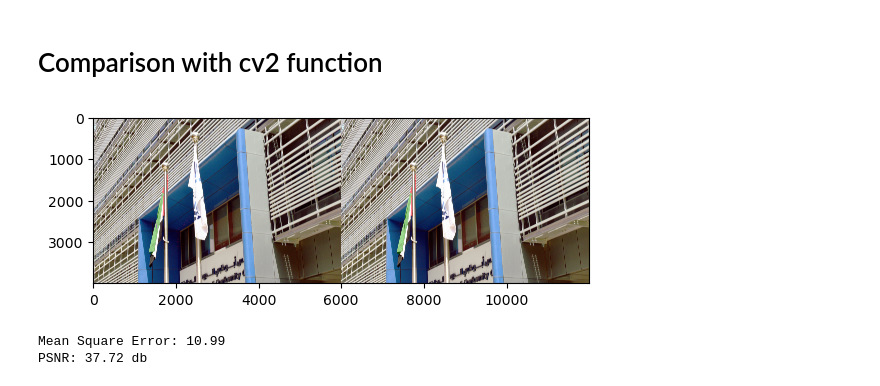
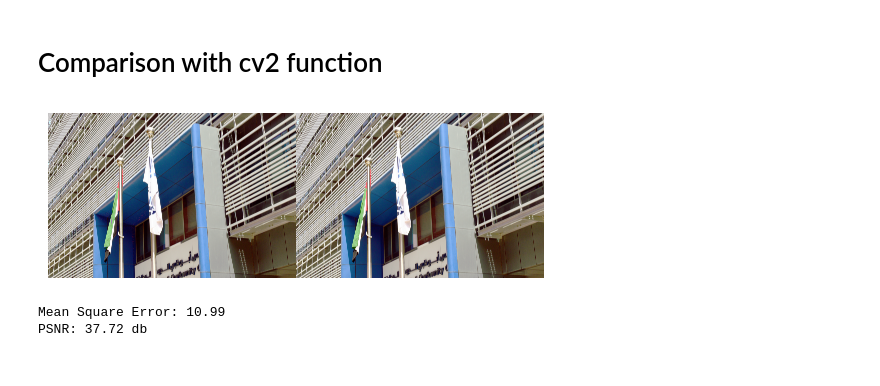
Before and after one commit to abdulahadbutt/CV701-Assignment1, a Jupyter notebook: hist_equalization.ipynb, the cells around one changed output. Drawn from its saved outputs; the diff is of its cells as text; code cells hidden in the pictures.

Commit message:
added savefig functionality to code for histogram

```diff
--- a/hist_equalization.ipynb
+++ b/hist_equalization.ipynb
@@ -130,22 +138,24 @@ plt.imshow(out)
 # %%
 def equalize_histogram_cv(img:np.ndarray):
     out = np.zeros(img.shape, dtype='uint8')
     for i in range(3):
         out[:, :, i] = cv2.equalizeHist(img[:, :, i])
 
     return out
 
 
 # equ = cv2.equalizeHist(cv2.imread('The_dress_blueblackwhitegold.jpg', cv2.IMREAD_GRAYSCALE))
 # equ = cv2.equalizeHist(green_channel_img)
 cv2_result = equalize_histogram_cv(img)
 
 # equ = equalize_histogram_cv(img)
 res = np.hstack((out,cv2_result))
 plt.imshow(res)
+plt.axis('off')
+plt.savefig('data/histogram_compare_with_cv2.png')
 plt.show()
 # %% [output]
-[figure, old version]
+[figure, new version]
 # %%
 from math import log10, sqrt
 
```
Also changed, not shown: parts of 9 cells of this notebook, 11 other files.
